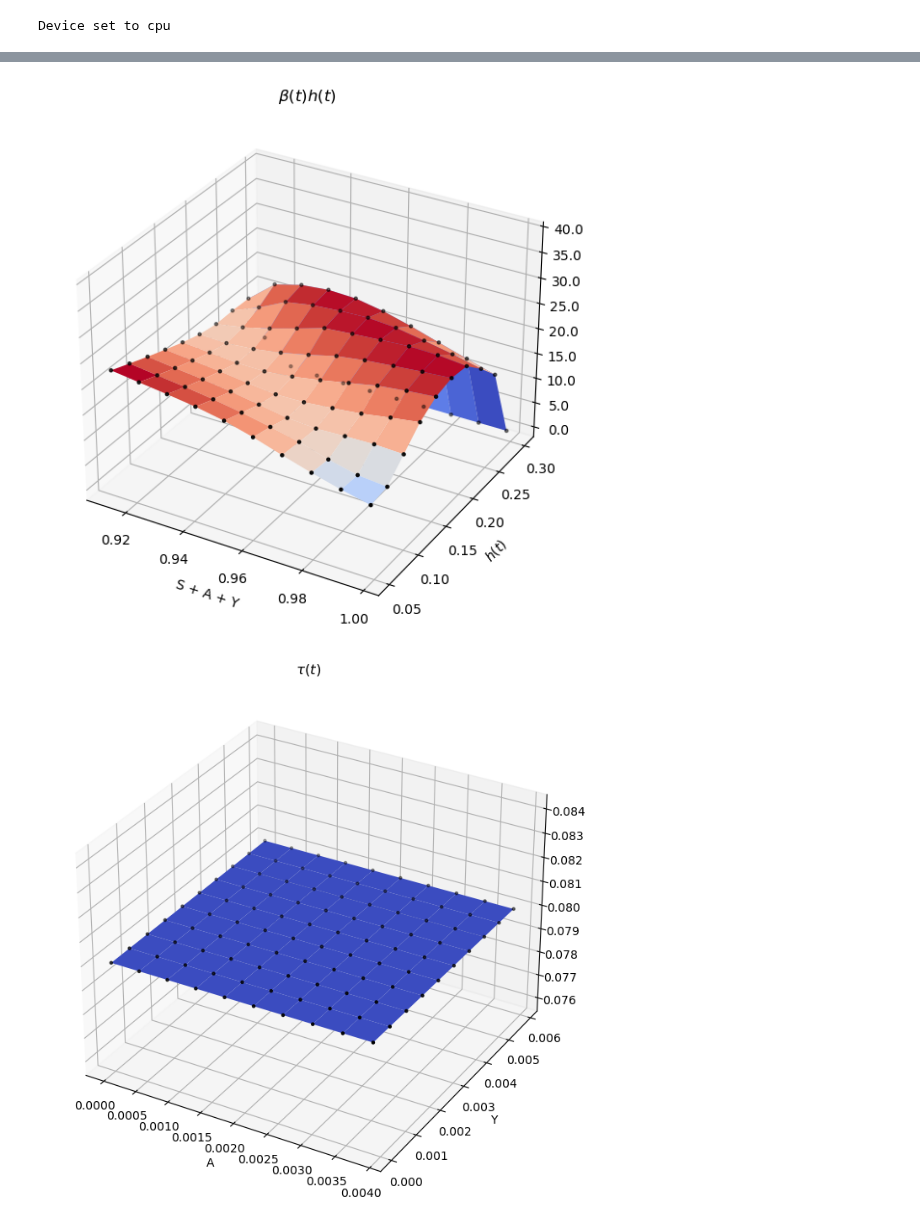
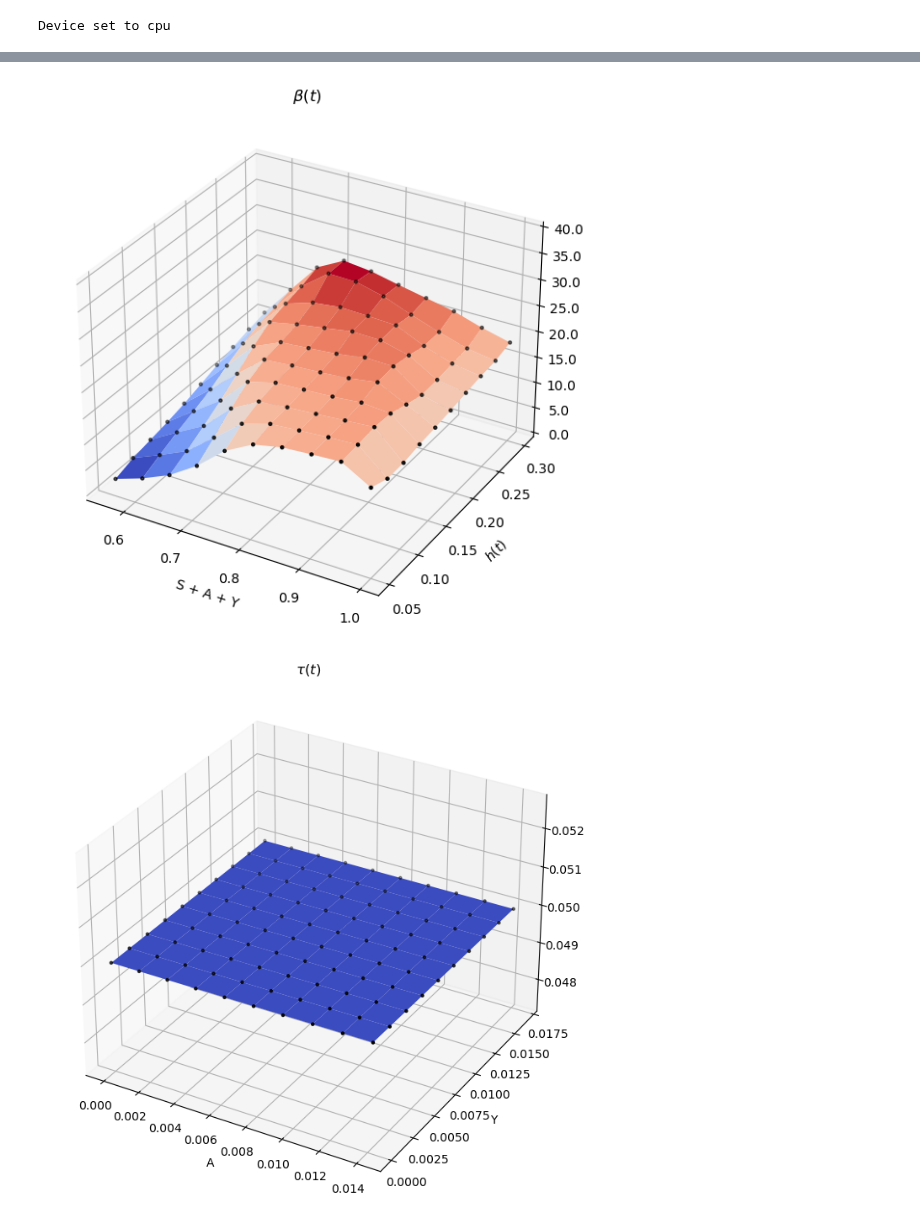
Before and after one commit to abarton51/BINNs_EQL_Covasim, a Jupyter notebook: Notebooks/AdaMaskParameter.ipynb, the cells around one changed output, grey strips where cells are left out. Cells and saved outputs as stored; diff of their text form; code cells hidden in the pictures.

Commit message:
Parameter plotting of trained model

```diff
--- a/Notebooks/AdaMaskParameter.ipynb
+++ b/Notebooks/AdaMaskParameter.ipynb
@@ -29,10 +29,10 @@ trace_prob = 0.3
 keep_d = True
 retrain = False
 dynamic = True
-masking = 3
+masking = 0
 multiple = True
 parallelb = True
-n_runs = 2048
+n_runs = 64
 chi_type = 'piecewise'
 
 case_name = get_case_name(population, test_prob, trace_prob, keep_d, dynamic=dynamic, chi_type=chi_type)
@@ -79,15 +79,16 @@ tracing_array = params['tracing_array']
 # mydir = '../models/covasim/mask/2023-07-15_10-53-32' # norm masking, 200e3 pop, dynamic piecewise, keepd, 1024 avg., 500,000 epochs, lr=9e-5
 # mydir = '../models/covasim/mask/2023-07-15_16-24-50' # norm masking, 200e3 pop, dynamic piecewise, keepd, 1024 avg., 500,000 epochs, lr=5e-5, deep eta, beta
 # mydir = '../models/covasim/mask/2023-07-15_22-46-45' # norm masking, 200e3 pop, dynamic piecewise, keepd, 1024 avg., 600,000 epochs, lr=5e-5, deep eta, beta, tau
-mydir = '../models/covasim/mask/2023-07-16_16-48-08' # norm masking, 500e3 pop, dynamic piecewise, keepd, 2048 avg., 800,000 epochs, lr=5e-5, deep eta, beta
+# mydir = '../models/covasim/mask/2023-07-16_16-48-08' # norm masking, 500e3 pop, dynamic piecewise, keepd, 2048 avg., 800,000 epochs, lr=5e-5, deep eta, beta
+mydir = '../models/covasim/no_mask/2023-07-18_18-53-36' # no masking, 500e3 pop, dynamic piecewise, keepd, 64 avg., 500,000 epochs, lr=5e-5, deep eta, beta, tau_bounds = [0.05, 0.15]
 # %%
-tau_lb = 0.08
-tau_ub = 0.12
+tau_lb = 0.05
+tau_ub = 0.15
 eta_deep = True
 beta_deep = True
 tau_deep = False
 # %%
-binn = AdaMaskBINNCovasim_arr(params,
+binn = AdaMaskBINNCovasim(params,
                           t_max,
                           tracing_array,
                           keep_d=keep_d,
@@ -238,35 +301,35 @@ plt.close()
 # %%
 #%% visualization for beta
 chi_min, chi_max = 0.05, params['eff_ub']
 # chi_grid = np.linspace(chi_min, chi_max, 10)
 
 a_grid = np.linspace(say_min, say_max, 10) # S + A + Y
 b_grid = np.linspace(chi_min, chi_max, 10)
 labels = ['S + A + Y', r'$h(t)$']
 
 X, Y = np.meshgrid(a_grid, b_grid)
 x_label, y_label = labels[0], labels[1]
 u_grid = np.stack([np.ravel(X), np.ravel(Y)], axis=1)
 res = beta(u_grid) * params['n_contacts'] # * u_grid[:, [1]] *
 res = res[:,0].reshape(X.shape)
 res = np.round(res, decimals=6)
 # res = beta_lb + (beta_ub - beta_lb) * res
 
 fig = plt.figure(figsize=(10,7))
 ax = fig.add_subplot(1, 1, 1, projection='3d')
 ax.plot_surface(X, Y, res, cmap=cm.coolwarm, alpha=1)
 ax.scatter(X.reshape(-1), Y.reshape(-1), res.reshape(-1), s=5, c='k')
 ax.set_xlabel(x_label)
 ax.set_ylabel(y_label)
 ax.set_zticks(np.arange(0,40.1, 5), np.arange(0,40.1, 5))
-ax.set_title(r'$\beta(t)h(t)$')
+ax.set_title(r'$\beta(t)$')
 plt.tight_layout(pad=2)
 
-plt.savefig(os.path.join(save_path + '/beta_plot', case_name + '_parameter_NN_beta_DRUMS' + '.png'), dpi=300, bbox_inches='tight' )
+plt.savefig(os.path.join(save_path + '/beta_plot', case_name + '_parameter_NN_beta_DRUMS' + '.png'), dpi=400, bbox_inches='tight' )
 plt.show()
 plt.close()
 # %% [output]
-[figure, old version]
+[figure, new version]
 # %%
 #%% visualization for tau
 a_grid = np.linspace(a_min, a_max, 10)
@@ -289,8 +352,8 @@ ax.set_xlabel(x_label)
 ax.set_ylabel(y_label)
 ax.set_title(r'$\tau(t)$')
 plt.tight_layout(pad=2)
-plt.savefig(os.path.join(save_path + '/tau_plot', case_name + '_parameter_NN_tau_DRUMS' + '.png'), dpi=300, bbox_inches='tight')
+plt.savefig(os.path.join(save_path + '/tau_plot', case_name + '_parameter_NN_tau_DRUMS' + '.png'), dpi=400, bbox_inches='tight')
 plt.show()
 plt.close()
 # %% [output]
-[figure, old version]
+[figure, new version]
```
Also changed, not shown: parts of 3 cells of this notebook, 3 other files.
